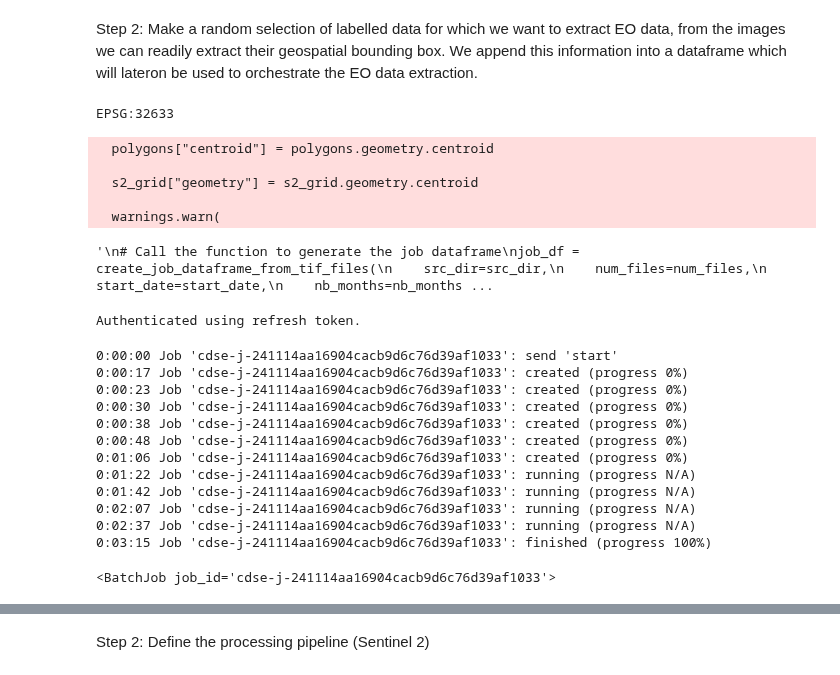
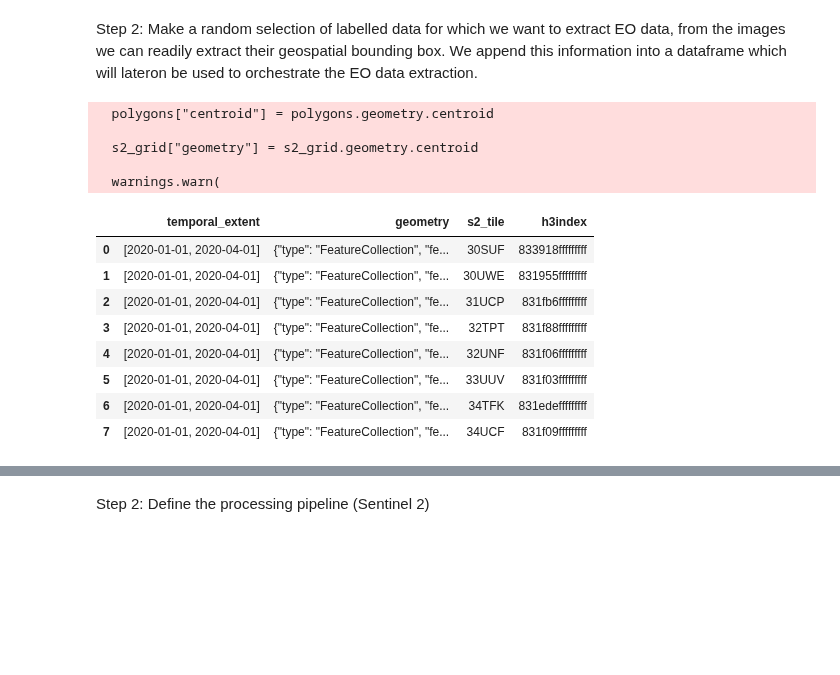
Before and after one commit to earthpulse/eotdl, a Jupyter notebook: tutorials/notebooks/openeo/eotdl_openeo.ipynb, the cells around one changed output, grey strips where cells are left out. Saved outputs shown, nothing was run; the diff lists cells and outputs as text; code cells hidden in the pictures; blank space fills up the shorter version.

```diff
--- a/tutorials/notebooks/openeo/eotdl_openeo.ipynb
+++ b/tutorials/notebooks/openeo/eotdl_openeo.ipynb
@@ -17,76 +17,36 @@ Step 2: Make a random selection of labelled data for which we want to extract EO
 # %%
 from dataframe_utils import *
 
 # Constants
-src_dir = r"C:\Git_projects\eotdl_wip\data\EuroSAT\ds\images\remote_sensing\demo"
-num_files = 1 #number of images we wish to process
+src_dir = r"C:\Git_projects\eotdl_wip\data\EuroSAT\ds\images\remote_sensing"
+num_files = 10 #number of images we wish to process
 
 start_date = "2020-01-01"
 nb_months = 3
 
 distance_m = 320  # Buffer distance in meters
 resolution = 20.0  # Grid resolution in meters
 
 tif_files = get_tif_files(src_dir)
 selected_files = random.sample(tif_files, num_files)
 
 base_df = generate_geodataframe_from_files(selected_files, start_date, nb_months, distance_m, resolution)
-split_df = prepare_split_jobs(base_df, 1)
+
+split_df = prepare_split_jobs(base_df, 10)
 job_df = create_job_dataframe_s2(split_df)
-
-#from the jobs dataframe we derive a geodataframe which only contains the geometries
-geo_df =  create_geodataframe(job_df)
-
-"""
-# Call the function to generate the job dataframe
-job_df = create_job_dataframe_from_tif_files(
-    src_dir=src_dir,
-    num_files=num_files,
-    start_date=start_date,
-    nb_months=nb_months,
-    distance_m=distance_m,
-    resolution=resolution,
-)
-
 job_df
-
-"""
 # %% [output]
-EPSG:32633
+  polygons["centroid"] = polygons.geometry.centroid
+
+  s2_grid["geometry"] = s2_grid.geometry.centroid
+
+  warnings.warn(
-  polygons["centroid"] = polygons.geometry.centroid
-
-  s2_grid["geometry"] = s2_grid.geometry.centroid
-
-  warnings.warn(
-'\n# Call the function to generate the job dataframe\njob_df = create_job_dataframe_from_tif_files(\n    src_dir=src_dir,\n    num_files=num_files,\n    start_date=start_date,\n    nb_months=nb_months ...
+|  | temporal_extent | geometry | s2_tile | h3index |
+| 0 | [2020-01-01, 2020-04-01] | {"type": "FeatureCollection", "fe... | 30SUF | 833918fffffffff |
+| 1 | [2020-01-01, 2020-04-01] | {"type": "FeatureCollection", "fe... | 30UWE | 831955fffffffff |
+| 2 | [2020-01-01, 2020-04-01] | {"type": "FeatureCollection", "fe... | 31UCP | 831fb6fffffffff |
+| 3 | [2020-01-01, 2020-04-01] | {"type": "FeatureCollection", "fe... | 32TPT | 831f88fffffffff |
+| 4 | [2020-01-01, 2020-04-01] | {"type": "FeatureCollection", "fe... | 32UNF | 831f06fffffffff |
+| 5 | [2020-01-01, 2020-04-01] | {"type": "FeatureCollection", "fe... | 33UUV | 831f03fffffffff |
+| 6 | [2020-01-01, 2020-04-01] | {"type": "FeatureCollection", "fe... | 34TFK | 831edefffffffff |
+| 7 | [2020-01-01, 2020-04-01] | {"type": "FeatureCollection", "fe... | 34UCF | 831f09fffffffff |
-# %%
-from s3proxy_utils import upload_geoparquet_file
-import openeo
-
-connection = openeo.connect("openeofed.dataspace.copernicus.eu").authenticate_oidc()
-url = upload_geoparquet_file(geo_df,connection)
-# %% [output]
-Authenticated using refresh token.
-# %%
-cube = connection.load_collection(
-        "SENTINEL2_L2A",
-        temporal_extent=["2021-07-01", "2021-10-01"],
-        bands=["B04", "B03", "B02"])
-
-cube = cube.filter_spatial(connection.load_url(url, format="Parquet"))
-
-cube.execute_batch(outputfile = 'test.nc')
-# %% [output]
-0:00:00 Job 'cdse-j-241114aa16904cacb9d6c76d39af1033': send 'start'
-0:00:17 Job 'cdse-j-241114aa16904cacb9d6c76d39af1033': created (progress 0%)
-0:00:23 Job 'cdse-j-241114aa16904cacb9d6c76d39af1033': created (progress 0%)
-0:00:30 Job 'cdse-j-241114aa16904cacb9d6c76d39af1033': created (progress 0%)
-0:00:38 Job 'cdse-j-241114aa16904cacb9d6c76d39af1033': created (progress 0%)
-0:00:48 Job 'cdse-j-241114aa16904cacb9d6c76d39af1033': created (progress 0%)
-0:01:06 Job 'cdse-j-241114aa16904cacb9d6c76d39af1033': created (progress 0%)
-0:01:22 Job 'cdse-j-241114aa16904cacb9d6c76d39af1033': running (progress N/A)
-0:01:42 Job 'cdse-j-241114aa16904cacb9d6c76d39af1033': running (progress N/A)
-0:02:07 Job 'cdse-j-241114aa16904cacb9d6c76d39af1033': running (progress N/A)
-0:02:37 Job 'cdse-j-241114aa16904cacb9d6c76d39af1033': running (progress N/A)
-0:03:15 Job 'cdse-j-241114aa16904cacb9d6c76d39af1033': finished (progress 100%)
-<BatchJob job_id='cdse-j-241114aa16904cacb9d6c76d39af1033'>
```
Also changed, not shown: parts of 4 cells of this notebook, 3 other files.
